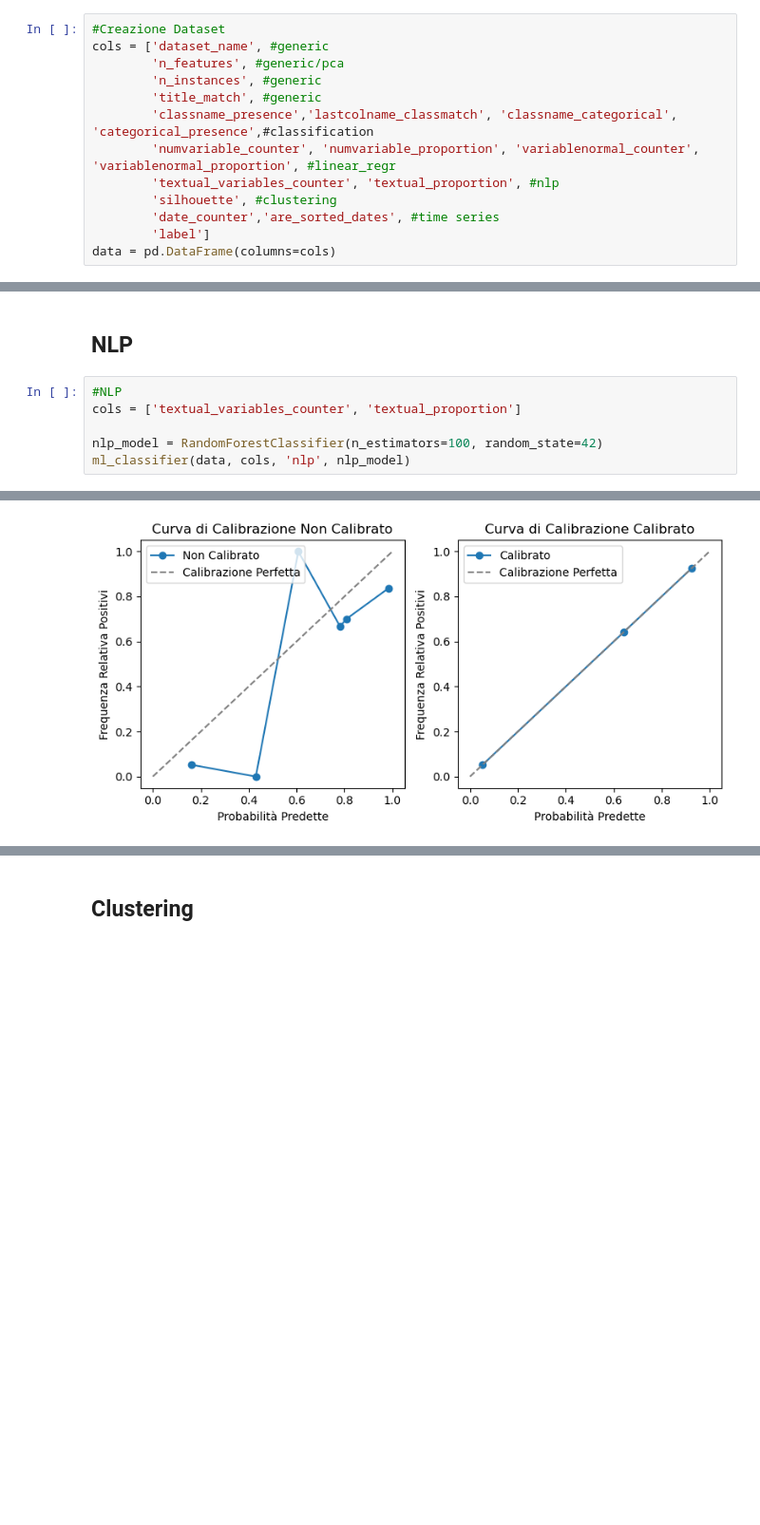
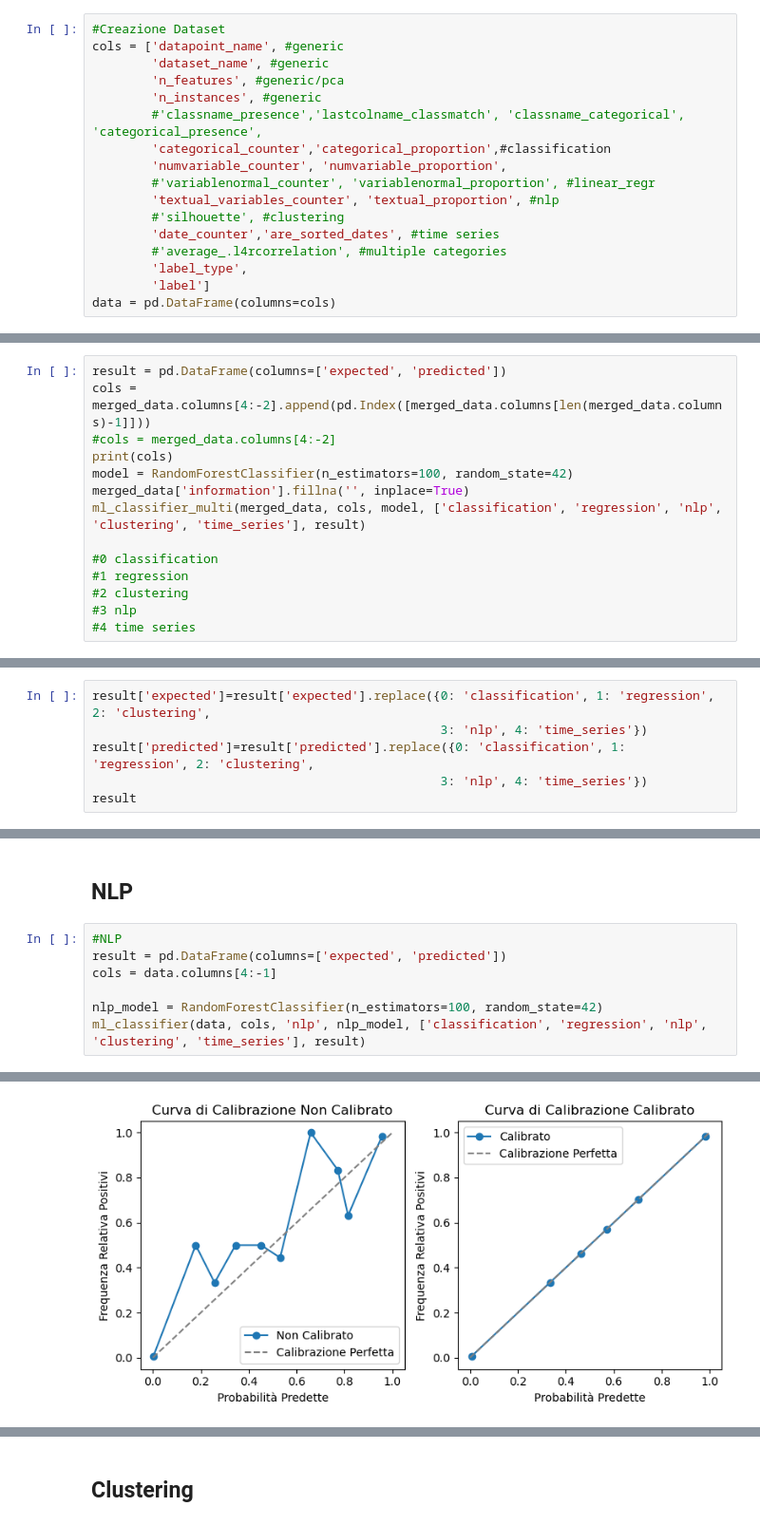
Before and after one commit to martat97/synaptIA, a Jupyter notebook: Categorizzatore.ipynb, the cells around one changed output, grey strips where cells are left out. Shown at 95% size. Saved outputs shown, nothing was run; the diff lists cells and outputs as text; blank space fills up the shorter version.

```diff
--- a/Categorizzatore.ipynb
+++ b/Categorizzatore.ipynb
@@ -265,14 +276,18 @@ def classification_filter(file):
     return correct_label
 # %%
 #Creazione Dataset
-cols = ['dataset_name', #generic
+cols = ['datapoint_name', #generic
+        'dataset_name', #generic
         'n_features', #generic/pca
         'n_instances', #generic
-        'title_match', #generic
-        'classname_presence','lastcolname_classmatch', 'classname_categorical', 'categorical_presence',#classification
-        'numvariable_counter', 'numvariable_proportion', 'variablenormal_counter', 'variablenormal_proportion', #linear_regr
+        #'classname_presence','lastcolname_classmatch', 'classname_categorical', 'categorical_presence',
+        'categorical_counter','categorical_proportion',#classification
+        'numvariable_counter', 'numvariable_proportion',
+        #'variablenormal_counter', 'variablenormal_proportion', #linear_regr
         'textual_variables_counter', 'textual_proportion', #nlp
-        'silhouette', #clustering
+        #'silhouette', #clustering
         'date_counter','are_sorted_dates', #time series
+        #'average_.l4rcorrelation', #multiple categories
+        'label_type',
         'label']
 data = pd.DataFrame(columns=cols)
@@ -488,0 +539,14 @@ def ml_classifier(input_data, input_cols, category, model):
+# %%
+result = pd.DataFrame(columns=['expected', 'predicted'])
+cols = merged_data.columns[4:-2].append(pd.Index([merged_data.columns[len(merged_data.columns)-1]]))
+#cols = merged_data.columns[4:-2]
+print(cols)
+model = RandomForestClassifier(n_estimators=100, random_state=42)
+merged_data['information'].fillna('', inplace=True)
+ml_classifier_multi(merged_data, cols, model, ['classification', 'regression', 'nlp', 'clustering', 'time_series'], result)
+
+#0 classification
+#1 regression
+#2 clustering
+#3 nlp
+#4 time series
@@ -488,0 +604,6 @@ def ml_classifier(input_data, input_cols, category, model):
+# %%
+result['expected']=result['expected'].replace({0: 'classification', 1: 'regression', 2: 'clustering',
+                                               3: 'nlp', 4: 'time_series'})
+result['predicted']=result['predicted'].replace({0: 'classification', 1: 'regression', 2: 'clustering',
+                                               3: 'nlp', 4: 'time_series'})
+result
@@ -540,8 +864,9 @@ Confusion Matrix:
 ## NLP
 # %%
 #NLP
-cols = ['textual_variables_counter', 'textual_proportion']
+result = pd.DataFrame(columns=['expected', 'predicted'])
+cols = data.columns[4:-1]
 
 nlp_model = RandomForestClassifier(n_estimators=100, random_state=42)
-ml_classifier(data, cols, 'nlp', nlp_model)
+ml_classifier(data, cols, 'nlp', nlp_model, ['classification', 'regression', 'nlp', 'clustering', 'time_series'], result)
 # %% [output]
@@ -562 +890 @@ Confusion Matrix:
-[figure, old version]
+[figure, new version]
```
Also changed, not shown: parts of 36 cells of this notebook, 4 other files.
